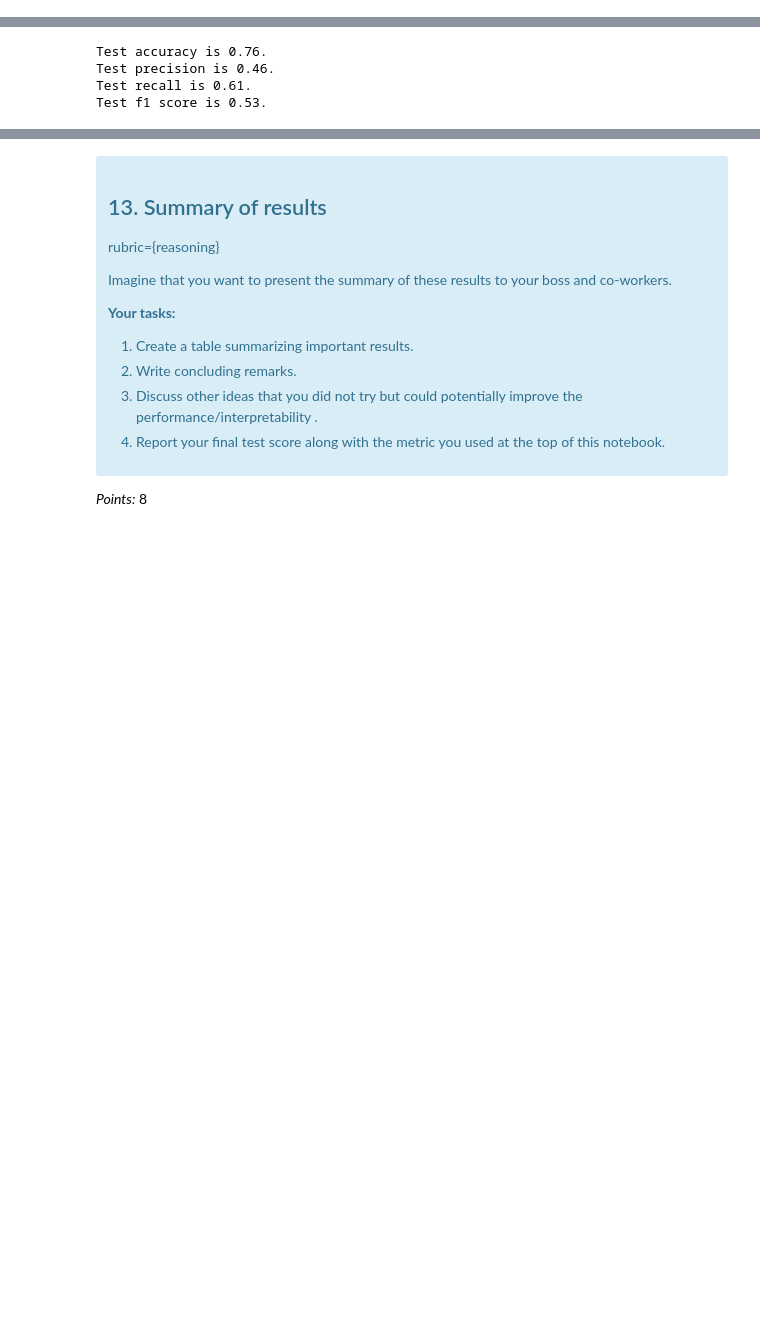
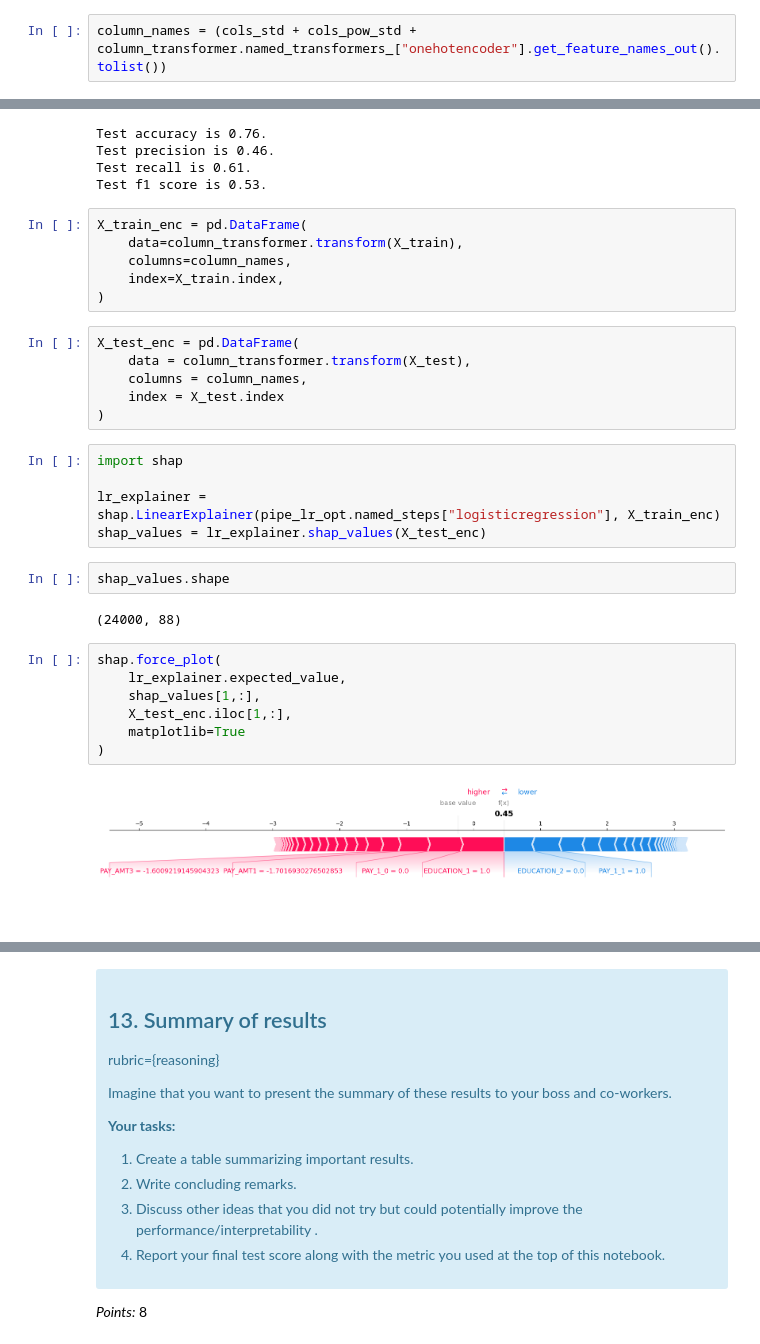
Before and after one commit to UBC-MDS/dsci573-lab4-auyeung-chan, a Jupyter notebook: lab4.ipynb, the cells around one changed output, grey strips where cells are left out. Drawn from its saved outputs; the diff is of its cells as text; blank space fills up the shorter version.

Commit message:
added shap graphs

```diff
--- a/lab4.ipynb
+++ b/lab4.ipynb
@@ -668,6 +660,8 @@ Pipeline(steps=[('columntransformer',
                                         criterion='log_loss', max_depth=10,
                                         n_estimators=500, n_jobs=-1,
                                         random_state=69))])
+# %%
+column_names = (cols_std + cols_pow_std + column_transformer.named_transformers_["onehotencoder"].get_feature_names_out().tolist())
 # %%
 import eli5
 
@@ -726,3 +718,33 @@ Test accuracy is 0.76.
 Test precision is 0.46.
 Test recall is 0.61.
 Test f1 score is 0.53.
+# %%
+X_train_enc = pd.DataFrame(
+    data=column_transformer.transform(X_train),
+    columns=column_names,
+    index=X_train.index,
+)
+# %%
+X_test_enc = pd.DataFrame(
+    data = column_transformer.transform(X_test),
+    columns = column_names,
+    index = X_test.index
+)
+# %%
+import shap
+
+lr_explainer = shap.LinearExplainer(pipe_lr_opt.named_steps["logisticregression"], X_train_enc)
+shap_values = lr_explainer.shap_values(X_test_enc)
+# %%
+shap_values.shape
+# %% [output]
+(24000, 88)
+# %%
+shap.force_plot(
+    lr_explainer.expected_value,
+    shap_values[1,:],
+    X_test_enc.iloc[1,:],
+    matplotlib=True
+)
+# %% [output]
+[figure, added]
```
Also changed, not shown: parts of 19 cells of this notebook, 1 other file.
